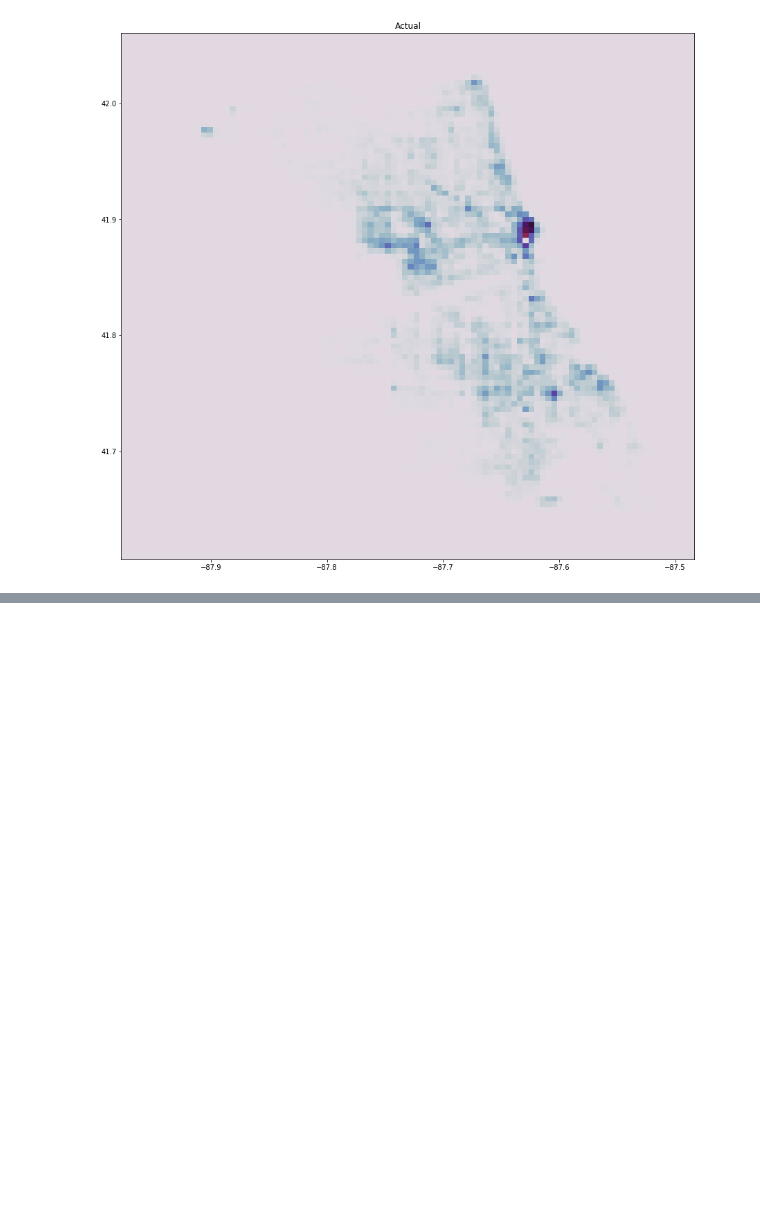
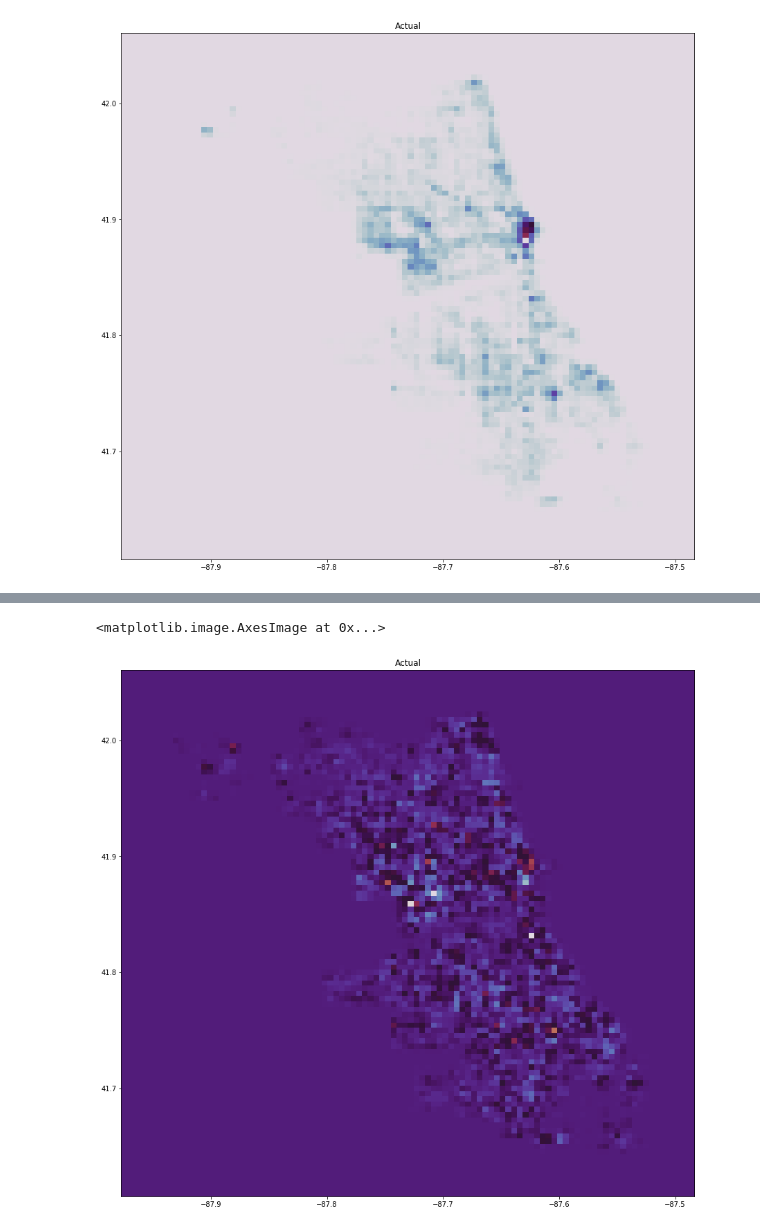
Before and after one commit to Zhimin90/CSC695-Master-Research-on-Neural-Network-Time-Series-Attention-Models, a Jupyter notebook: Modeling/2DCNN_LSTM_Attention.ipynb, the cells around one changed output, grey strips where cells are left out. Drawn from its saved outputs; the diff is of its cells as text; code cells hidden in the pictures; blank space fills up the shorter version.

Commit message:
added visualization for viewing the highest difference between prediction and target KDE

```diff
--- a/Modeling/2DCNN_LSTM_Attention.ipynb
+++ b/Modeling/2DCNN_LSTM_Attention.ipynb
@@ -535,0 +538,3 @@ plt.imshow( X=reshapePred(Y_valid,1), cmap=plt.cm.twilight, extent=[xmin, xmax,
+# %%
+diff = (reshapePred(Y_valid,1)-reshapePred(Predict,1))
+diff.shape
@@ -535,0 +543,4 @@ plt.imshow( X=reshapePred(Y_valid,1), cmap=plt.cm.twilight, extent=[xmin, xmax,
+# %%
+diff_max = np.max(diff)
+diff_min = np.min(diff)
+scaled_diff = (diff - diff_min)/(diff_max - diff_min)
@@ -535,0 +567,7 @@ plt.imshow( X=reshapePred(Y_valid,1), cmap=plt.cm.twilight, extent=[xmin, xmax,
+# %%
+plt.figure(figsize=(18, 14))
+plt.title('Actual')
+plt.imshow( X=scaled_diff, cmap=plt.cm.twilight, extent=[xmin, xmax, ymin, ymax])
+# %% [output]
+<matplotlib.image.AxesImage at 0x...>
+[figure, added]
```
Also changed, not shown: parts of 5 cells of this notebook.
